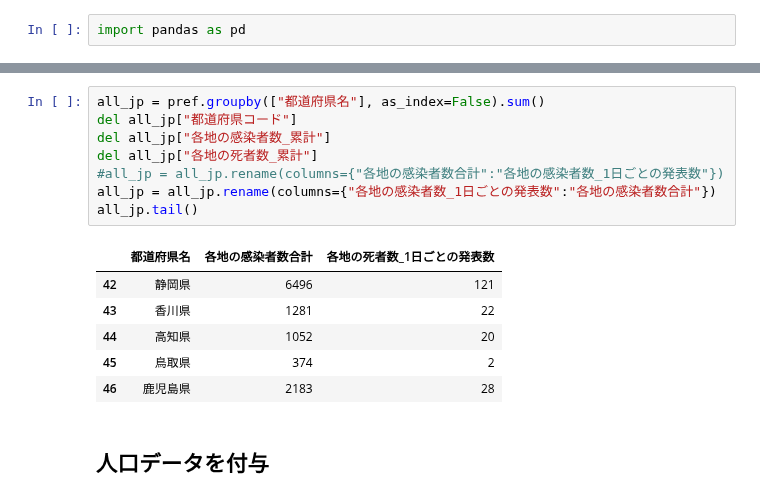
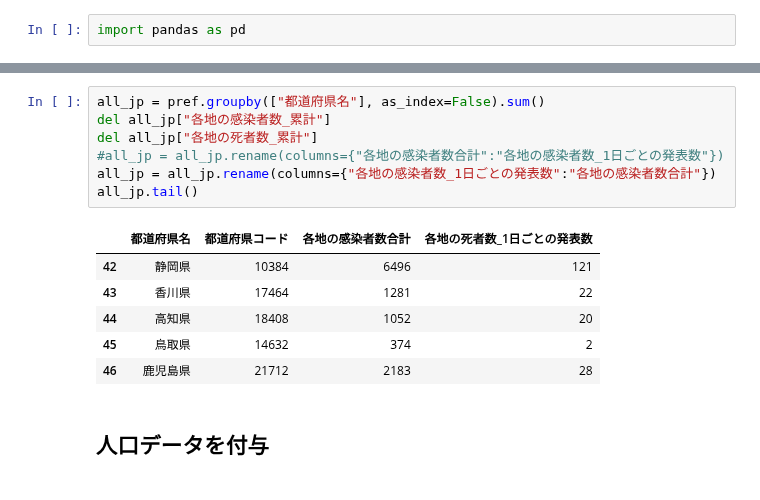
Before and after one commit to marzg510/data-analyze-covid-19, a Jupyter notebook: covid-19-jp-nhk-pref-02.ipynb, the cells around one changed output, grey strips where cells are left out. Cells and saved outputs as stored; diff of their text form.

```diff
--- a/covid-19-jp-nhk-pref-02.ipynb
+++ b/covid-19-jp-nhk-pref-02.ipynb
@@ -15,19 +15,18 @@ pref.tail()
 | 22183 | 2021-05-01 | 47 | 沖縄県 | 105 | 12568 | 1 | 137 |
 # %%
 all_jp = pref.groupby(["都道府県名"], as_index=False).sum()
-del all_jp["都道府県コード"]
 del all_jp["各地の感染者数_累計"]
 del all_jp["各地の死者数_累計"]
 #all_jp = all_jp.rename(columns={"各地の感染者数合計":"各地の感染者数_1日ごとの発表数"})
 all_jp = all_jp.rename(columns={"各地の感染者数_1日ごとの発表数":"各地の感染者数合計"})
 all_jp.tail()
 # %% [output]
-|  | 都道府県名 | 各地の感染者数合計 | 各地の死者数_1日ごとの発表数 |
-| 42 | 静岡県 | 6496 | 121 |
-| 43 | 香川県 | 1281 | 22 |
-| 44 | 高知県 | 1052 | 20 |
-| 45 | 鳥取県 | 374 | 2 |
-| 46 | 鹿児島県 | 2183 | 28 |
+|  | 都道府県名 | 都道府県コード | 各地の感染者数合計 | 各地の死者数_1日ごとの発表数 |
+| 42 | 静岡県 | 10384 | 6496 | 121 |
+| 43 | 香川県 | 17464 | 1281 | 22 |
+| 44 | 高知県 | 18408 | 1052 | 20 |
+| 45 | 鳥取県 | 14632 | 374 | 2 |
+| 46 | 鹿児島県 | 21712 | 2183 | 28 |
 # %% [markdown]
 ## 人口データを付与
 # %%
```
Also changed, not shown: parts of 2 cells of this notebook, 22 other files.
